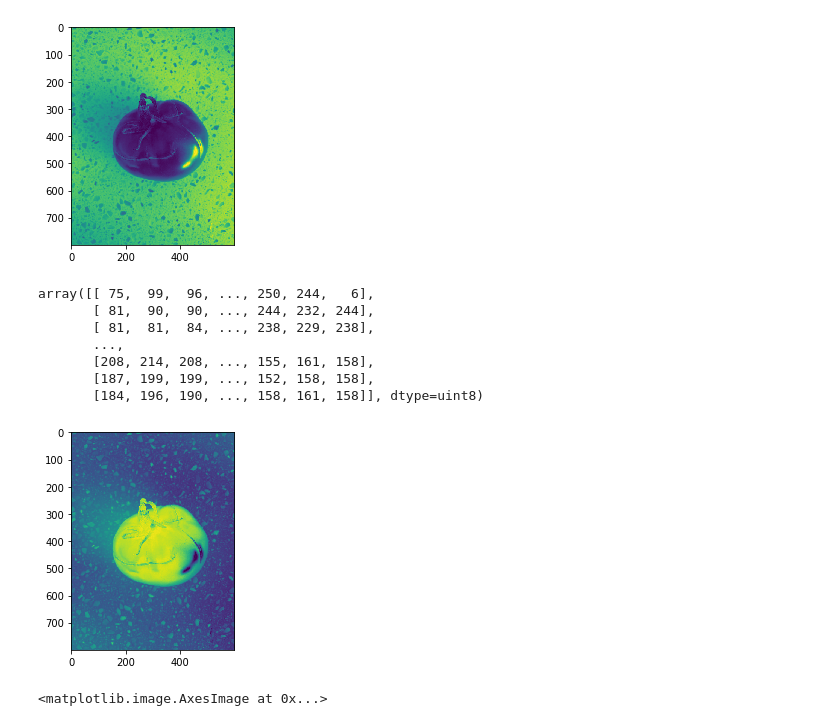
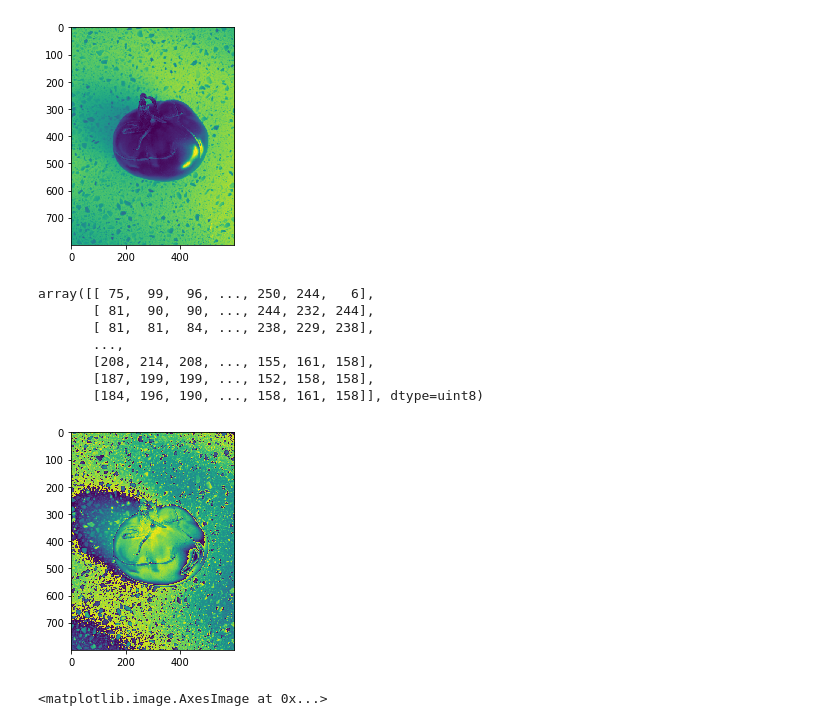
Before and after one commit to tweeraratne/problem-solving, a Jupyter notebook: Code_to_convert_RGB_image_to_Grayscale.ipynb, the cells around one changed output. Drawn from its saved outputs; the diff is of its cells as text; code cells hidden in the pictures.

Commit message:
more research on image pixel manipulation

```diff
--- a/Code_to_convert_RGB_image_to_Grayscale.ipynb
+++ b/Code_to_convert_RGB_image_to_Grayscale.ipynb
@@ -158,17 +158,17 @@ array([[192, 200, 199, ..., 165, 163, 169],
        [145, 149, 147, ..., 218, 219, 218]], dtype=uint8)
 [figure]
 # %%
-plt.imshow(color_img_copy3[:,:,0] / color_img_copy3[:,:,1] - color_img_copy3[:,:,2])
+plt.imshow(color_img_copy3[:,:,0] / color_img_copy3[:,:,1] - color_img_copy3[:,:,2]*3)
 color_img_copy3[:,:,0] + color_img_copy3[:,:,1] + color_img_copy3[:,:,2]
 # %% [output]
 array([[ 75,  99,  96, ..., 250, 244,   6],
        [ 81,  90,  90, ..., 244, 232, 244],
        [ 81,  81,  84, ..., 238, 229, 238],
        ...,
        [208, 214, 208, ..., 155, 161, 158],
        [187, 199, 199, ..., 152, 158, 158],
        [184, 196, 190, ..., 158, 161, 158]], dtype=uint8)
-[figure, old version]
+[figure, new version]
 # %%
 plt.imshow(color_img_copy3[400:450,400:450,1]-color_img_copy3[400:450,400:450,0])
 # %% [output]
```
